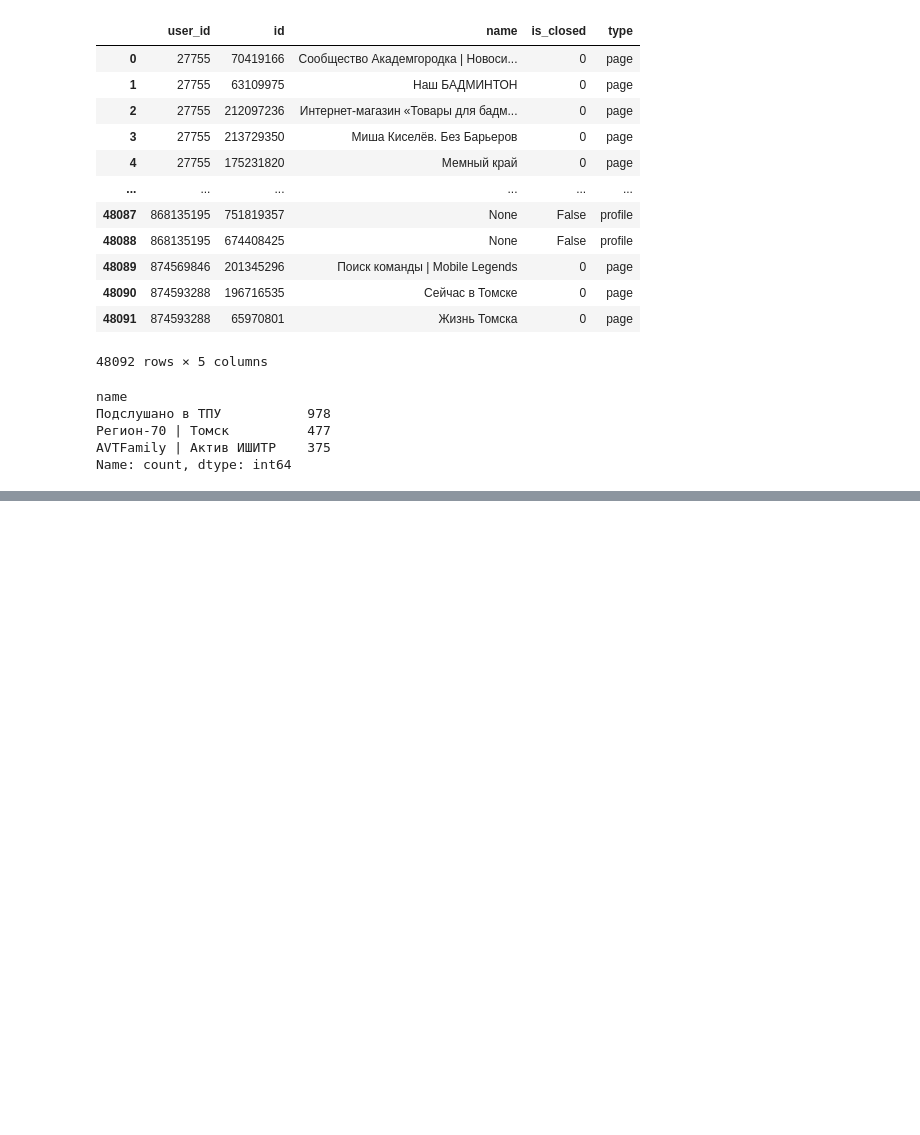
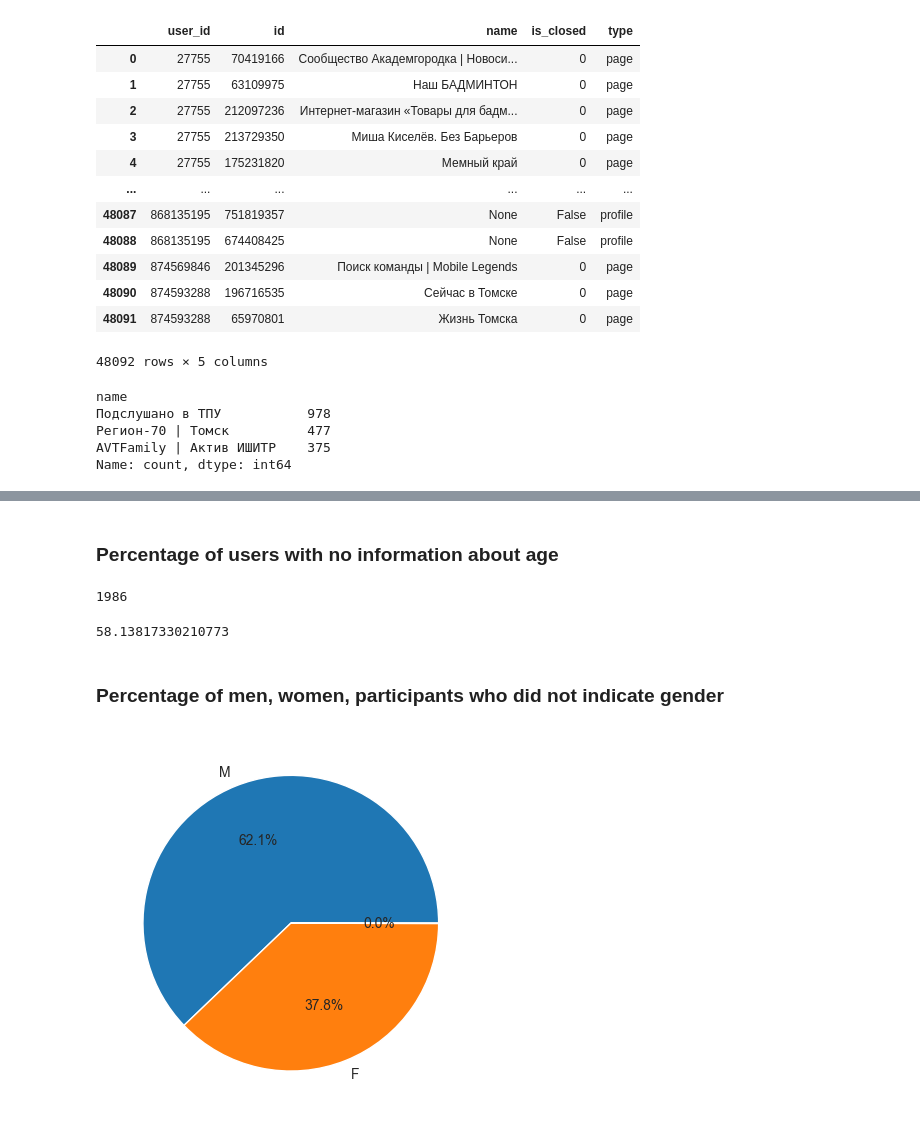
Before and after one commit to Hjklvfr/DataAnalysisMethods, a Jupyter notebook: analytics/notebooks/web_lab1.ipynb, the cells around one changed output, grey strips where cells are left out. Drawn from its saved outputs; the diff is of its cells as text; code cells hidden in the pictures; blank space fills up the shorter version.

```diff
--- a/analytics/notebooks/web_lab1.ipynb
+++ b/analytics/notebooks/web_lab1.ipynb
@@ -95,0 +304,20 @@ Name: count, dtype: int64
+# %% [markdown]
+### Percentage of users with no information about age
+# %%
+df[df['age'].isna()].shape[0]
+# %% [output]
+1986
+# %%
+df[df['age'].isna()].shape[0] * 100 / df.shape[0]
+# %% [output]
+58.13817330210773
+# %% [markdown]
+### Percentage of men, women, participants who did not indicate gender
+# %%
+import matplotlib.pyplot as plt
+
+sex_counts = df['sex'].value_counts(dropna=False)
+plt.pie(sex_counts.values, labels=sex_counts.index, autopct='%1.1f%%')
+plt.show()
+# %% [output]
+[figure, added]
```
Also changed, not shown: parts of 19 cells of this notebook, 1 other file.
